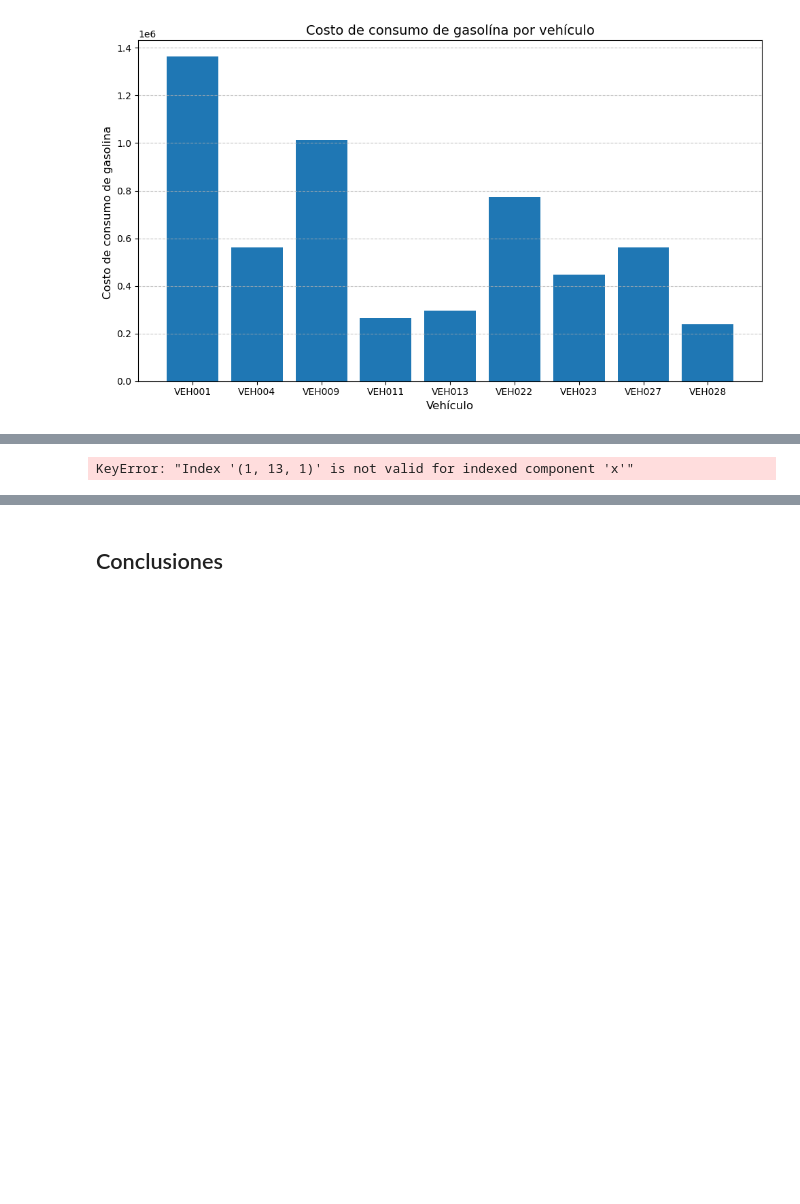
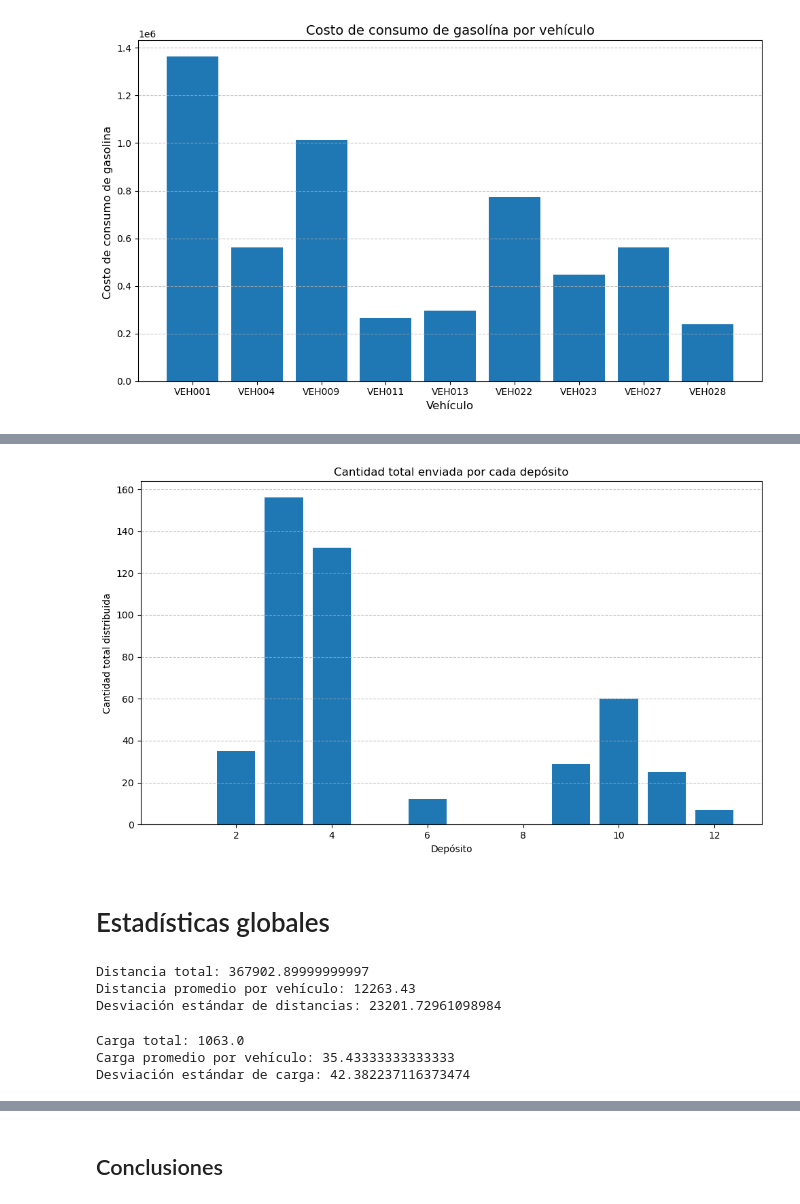
Before and after one commit to marialeang2/Proyecto1_MOS, a Jupyter notebook: modelos/caso3.ipynb, the cells around one changed output, grey strips where cells are left out. Drawn from its saved outputs; the diff is of its cells as text; code cells hidden in the pictures; blank space fills up the shorter version.

```diff
--- a/modelos/caso3.ipynb
+++ b/modelos/caso3.ipynb
@@ -1113,26 +1059,68 @@ plt.show()
 # %%
-envio_por_deposito = {}
+envio = {}
+for d in model.D:
+    envio[d] = 0
 
-for d in model.D:
-    total = 0
-    for j in model.C:
-        for k in model.K:
-            if model.x[d, j, k].value > 0.1:
-                if model.y[j, k].value > 0.1:
-                    total += model.y[j, k].value
-    envio_por_deposito[d] = total
+for k in model.K:
+    arcos = []
+    for (i, j, kk) in model.IndUs:
+        if kk == k and model.x[i, j, kk].value is not None and model.x[i, j, kk].value > 0.5:
+            arcos.append((i,j))
 
-depositos = list(envio_por_deposito.keys())
-cantidades = [envio_por_deposito[d] for d in depositos]
+    if len(arcos) >= 1:
+        inicio = arcos[0][0]
 
-# Gráfico de barras
+        for j in model.C:
+            if model.y[j, k].value is not None and model.y[j, k].value > 0:
+                envio[inicio] += model.y[j, k].value
+
+
+depositos = list(envio.keys())
+cantidades = [envio[d] for d in depositos]
+
 plt.figure(figsize=(10, 6))
-plt.bar(depositos, cantidades, color='steelblue')
-plt.xlabel('Centro de distribución (Depósito)')
-plt.ylabel('Cantidad total distribuida')
-plt.title('Distribución total por centro de distribución')
+plt.bar(depositos, cantidades)
+plt.xlabel("Depósito")
+plt.ylabel("Cantidad total distribuida")
+plt.title("Cantidad total enviada por cada depósito")
 plt.grid(axis='y', linestyle='--', alpha=0.7)
 plt.tight_layout()
 plt.show()
 # %% [output]
-KeyError: "Index '(1, 13, 1)' is not valid for indexed component 'x'"
+[figure, added]
+# %% [markdown]
+# Estadísticas globales
+# %%
+distancias_por_vehiculo = {}
+for k in model.K:
+    distancia_total = sum(
+        model.distancia[i, j] * model.x[i, j, k].value
+        for (i, j, kk) in model.IndUs if kk == k and model.x[i, j, k].value is not None and model.x[i, j, k].value > 0.5
+    )
+    distancias_por_vehiculo[k] = distancia_total
+
+distancias = list(distancias_por_vehiculo.values())
+print("Distancia total:", sum(distancias))
+print("Distancia promedio por vehículo:", mean(distancias))
+print("Desviación estándar de distancias:", stdev(distancias) if len(distancias) > 1 else 0)
+# %% [output]
+Distancia total: 367902.89999999997
+Distancia promedio por vehículo: 12263.43
+Desviación estándar de distancias: 23201.72961098984
+# %%
+carga_por_vehiculo = {}
+for k in model.K:
+    carga_total = sum(
+        model.y[j, k].value for j in model.C
+        if model.y[j, k].value is not None and model.y[j, k].value > 0
+    )
+    carga_por_vehiculo[k] = carga_total
+
+cargas = list(carga_por_vehiculo.values())
+print("Carga total:", sum(cargas))
+print("Carga promedio por vehículo:", mean(cargas))
+print("Desviación estándar de carga:", stdev(cargas) if len(cargas) > 1 else 0)
+# %% [output]
+Carga total: 1063.0
+Carga promedio por vehículo: 35.43333333333333
+Desviación estándar de carga: 42.382237116373474
```
Also changed, not shown: parts of 6 cells of this notebook.
